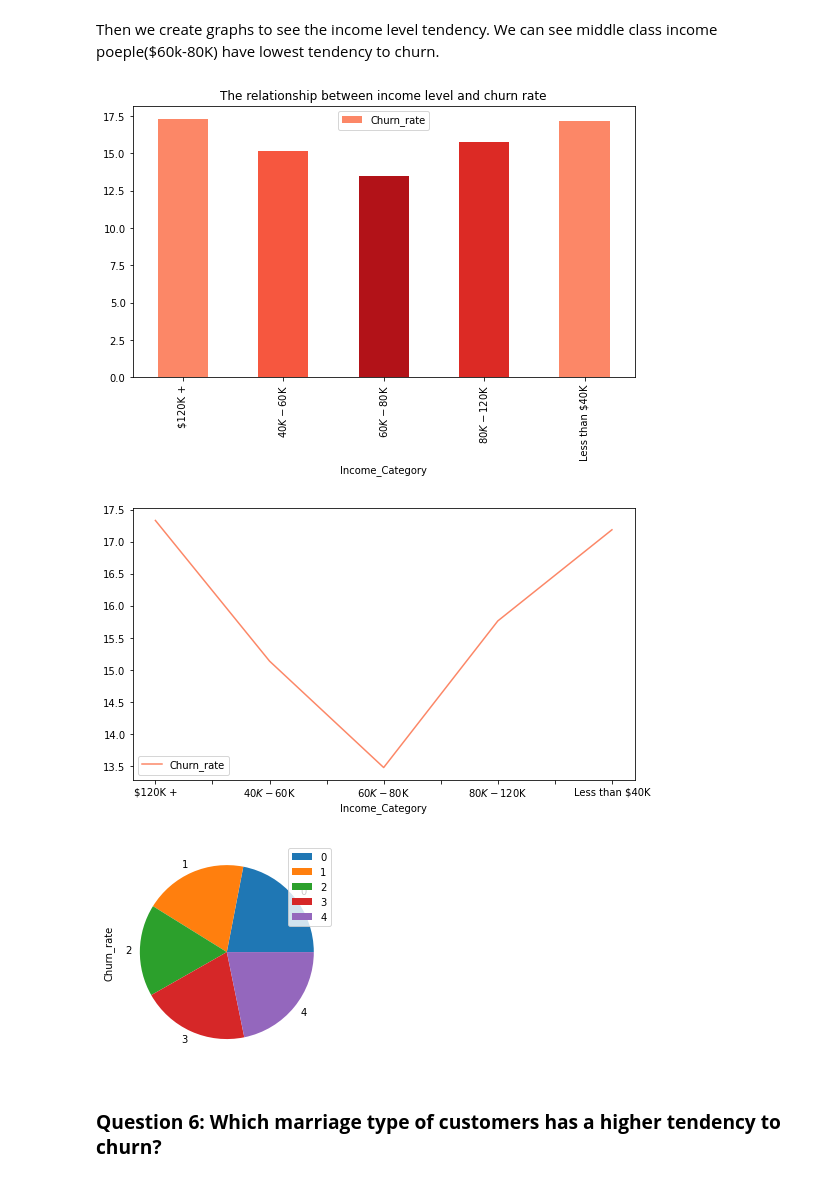
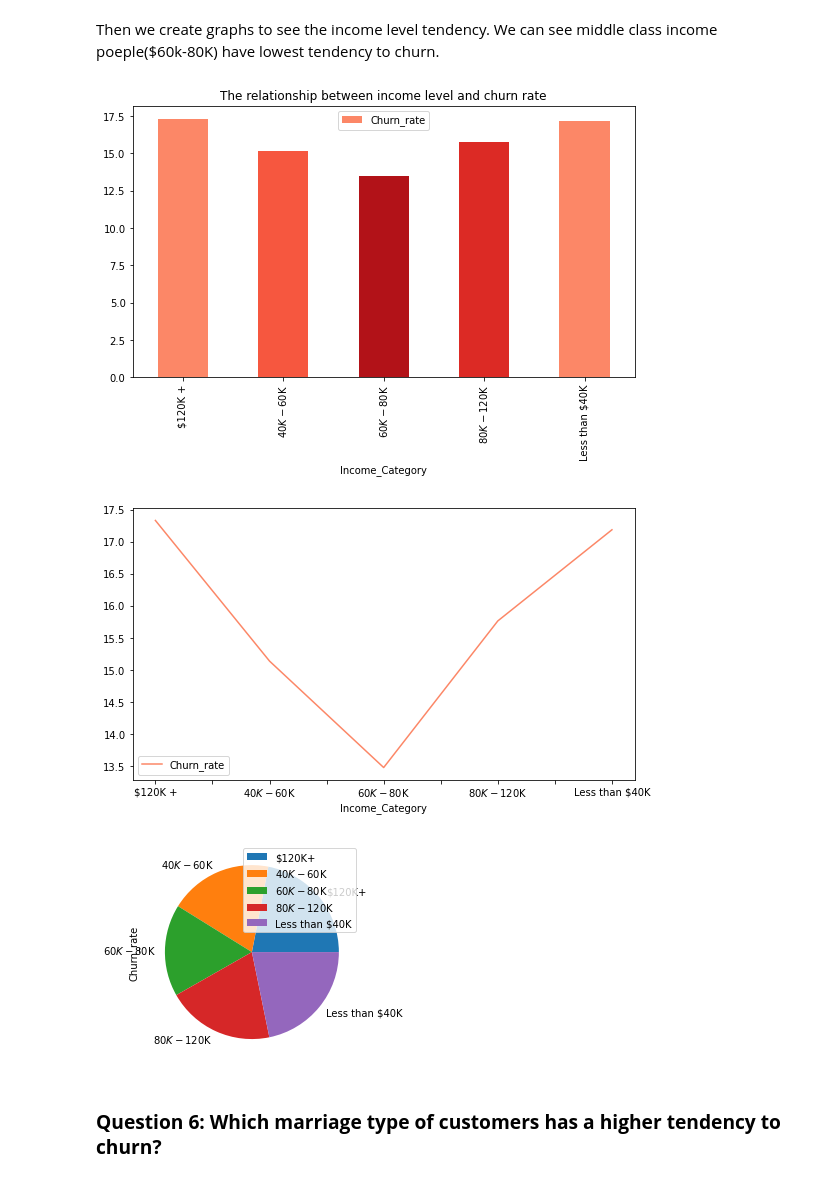
Before and after one commit to zhouchun0105/credit-card-churners, a Jupyter notebook: SUBMIT_creditcard_churners_team1.ipynb, the cells around one changed output. Cells and saved outputs as stored; diff of their text form; code cells hidden in the pictures.

```diff
--- a/SUBMIT_creditcard_churners_team1.ipynb
+++ b/SUBMIT_creditcard_churners_team1.ipynb
@@ -299,11 +310,12 @@ Then we create graphs to see the income level tendency. We can see middle class
 # %%
 Income_Category.plot(title = 'The relationship between income level and churn rate',kind='bar', x='Income_Category', y='Churn_rate',color = ['#fc8767', '#f6573f', '#b21218', '#dc2a25'], figsize=(9, 5));
 Income_Category.plot(kind='line', x='Income_Category', y='Churn_rate', color=['#fc8767'],figsize=(9, 5));
-Income_Category.plot(kind='pie', x='Income_Category', y='Churn_rate');
+labels='$120K+','$40K-$60K','$60K-$80K','$80K-$120K','Less than $40K'
+Income_Category.plot(kind='pie', x='Income_Category', y='Churn_rate', labels=labels);
 # %% [output]
 [figure]
 [figure]
-[figure, old version]
+[figure, new version]
 # %% [markdown]
 ### **Question 6: Which marriage type of customers has a higher tendency to churn?**
 # %% [markdown]
```
Also changed, not shown: parts of 9 cells of this notebook.
